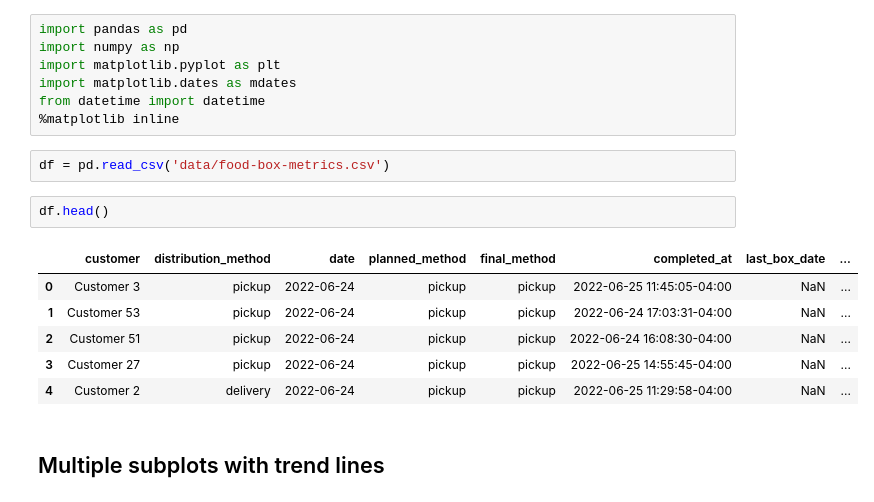
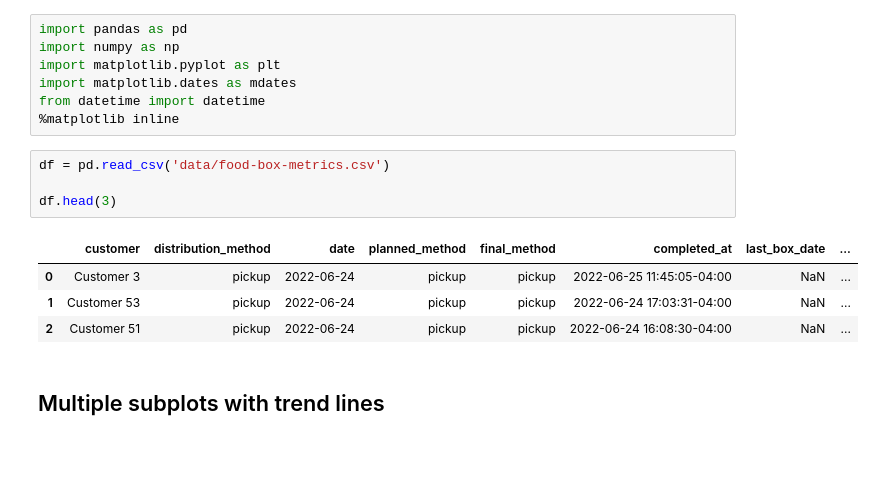
Before and after one commit to tmonks/python-data-analysis, a Jupyter notebook: matplotlib-scatterplot.ipynb, the cells around one changed output. Cells and saved outputs as stored; diff of their text form; blank space fills up the shorter version.

```diff
--- a/matplotlib-scatterplot.ipynb
+++ b/matplotlib-scatterplot.ipynb
@@ -7,15 +7,13 @@ from datetime import datetime
 %matplotlib inline
 # %%
 df = pd.read_csv('data/food-box-metrics.csv')
+
+df.head(3)
+# %% [output]
+|  | customer | distribution_method | date | planned_method | final_method | completed_at | last_box_date | ... |
+| 0 | Customer 3 | pickup | 2022-06-24 | pickup | pickup | 2022-06-25 11:45:05-04:00 | NaN | ... |
+| 1 | Customer 53 | pickup | 2022-06-24 | pickup | pickup | 2022-06-24 17:03:31-04:00 | NaN | ... |
+| 2 | Customer 51 | pickup | 2022-06-24 | pickup | pickup | 2022-06-24 16:08:30-04:00 | NaN | ... |
-# %%
-df.head()
-# %% [output]
-|  | customer | distribution_method | date | planned_method | final_method | completed_at | last_box_date | ... |
-| 0 | Customer 3 | pickup | 2022-06-24 | pickup | pickup | 2022-06-25 11:45:05-04:00 | NaN | ... |
-| 1 | Customer 53 | pickup | 2022-06-24 | pickup | pickup | 2022-06-24 17:03:31-04:00 | NaN | ... |
-| 2 | Customer 51 | pickup | 2022-06-24 | pickup | pickup | 2022-06-24 16:08:30-04:00 | NaN | ... |
-| 3 | Customer 27 | pickup | 2022-06-24 | pickup | pickup | 2022-06-25 14:55:45-04:00 | NaN | ... |
-| 4 | Customer 2 | delivery | 2022-06-24 | pickup | pickup | 2022-06-25 11:29:58-04:00 | NaN | ... |
 # %% [markdown]
 ## Multiple subplots with trend lines
 # %% [markdown]
```
Also changed, not shown: parts of 5 cells of this notebook.
